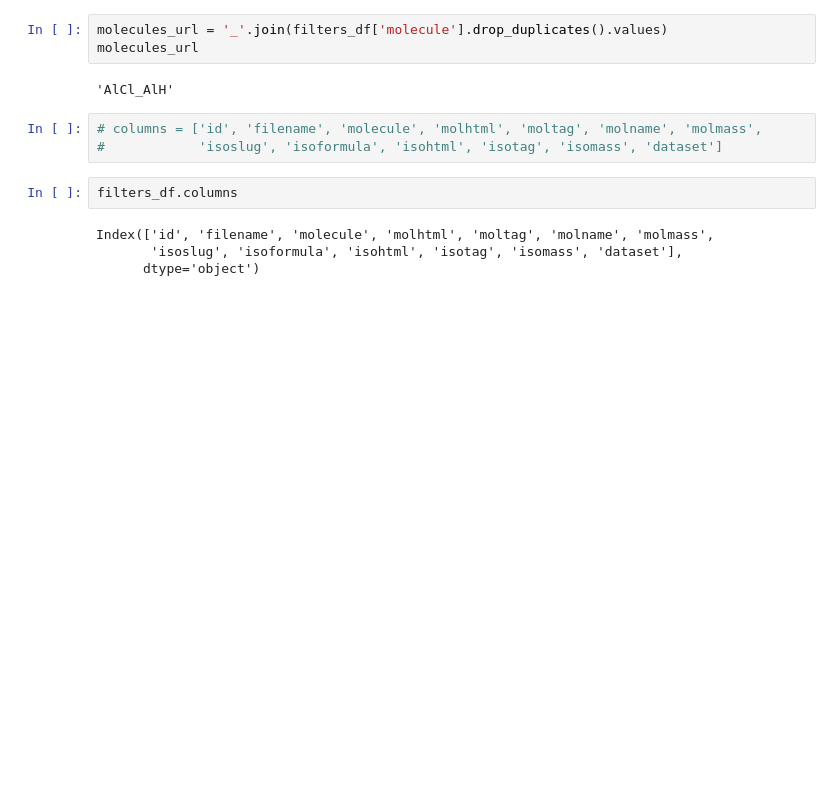
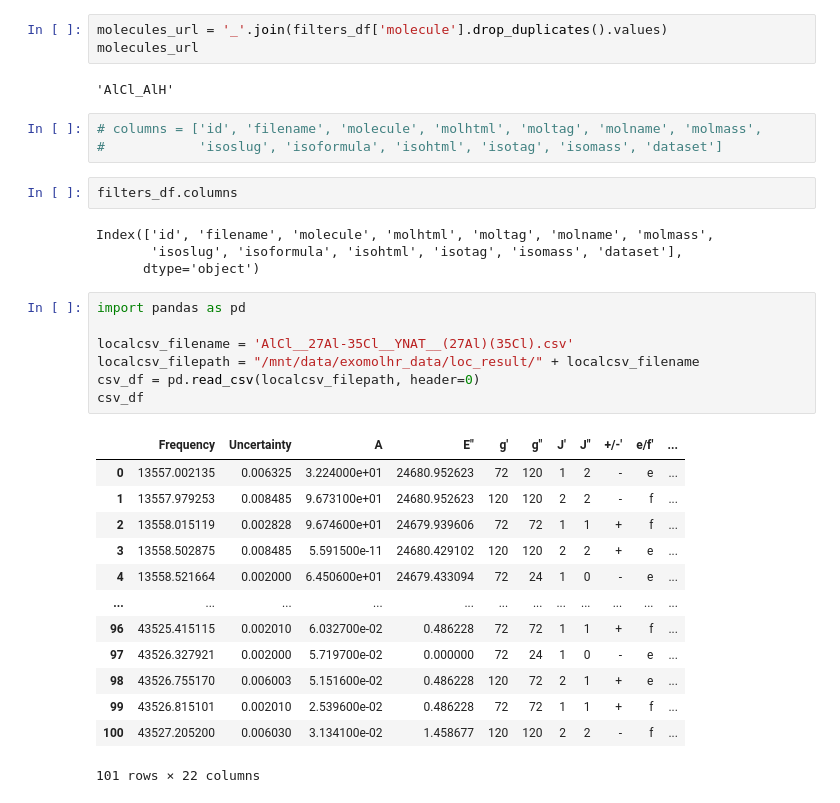
Before and after one commit to Beryl-Jingxin/ExoMolHR-web, a Jupyter notebook: res/test.ipynb, the cells around one changed output. Cells and saved outputs as stored; diff of their text form; blank space fills up the shorter version.

```diff
--- a/res/test.ipynb
+++ b/res/test.ipynb
@@ -431,3 +423,24 @@ filters_df.columns
 Index(['id', 'filename', 'molecule', 'molhtml', 'moltag', 'molname', 'molmass',
        'isoslug', 'isoformula', 'isohtml', 'isotag', 'isomass', 'dataset'],
       dtype='object')
+# %%
+import pandas as pd
+
+localcsv_filename = 'AlCl__27Al-35Cl__YNAT__(27Al)(35Cl).csv'
+localcsv_filepath = "/mnt/data/exomolhr_data/loc_result/" + localcsv_filename
+csv_df = pd.read_csv(localcsv_filepath, header=0)
+csv_df
+# %% [output]
+|  | Frequency | Uncertainty | A | E" | g' | g" | J' | J" | +/-' | e/f' | ... |
+| 0 | 13557.002135 | 0.006325 | 3.224000e+01 | 24680.952623 | 72 | 120 | 1 | 2 | - | e | ... |
+| 1 | 13557.979253 | 0.008485 | 9.673100e+01 | 24680.952623 | 120 | 120 | 2 | 2 | - | f | ... |
+| 2 | 13558.015119 | 0.002828 | 9.674600e+01 | 24679.939606 | 72 | 72 | 1 | 1 | + | f | ... |
+| 3 | 13558.502875 | 0.008485 | 5.591500e-11 | 24680.429102 | 120 | 120 | 2 | 2 | + | e | ... |
+| 4 | 13558.521664 | 0.002000 | 6.450600e+01 | 24679.433094 | 72 | 24 | 1 | 0 | - | e | ... |
+| ... | ... | ... | ... | ... | ... | ... | ... | ... | ... | ... | ... |
+| 96 | 43525.415115 | 0.002010 | 6.032700e-02 | 0.486228 | 72 | 72 | 1 | 1 | + | f | ... |
+| 97 | 43526.327921 | 0.002000 | 5.719700e-02 | 0.000000 | 72 | 24 | 1 | 0 | - | e | ... |
+| 98 | 43526.755170 | 0.006003 | 5.151600e-02 | 0.486228 | 120 | 72 | 2 | 1 | + | e | ... |
+| 99 | 43526.815101 | 0.002010 | 2.539600e-02 | 0.486228 | 72 | 72 | 1 | 1 | + | f | ... |
+| 100 | 43527.205200 | 0.006030 | 3.134100e-02 | 1.458677 | 120 | 120 | 2 | 2 | - | f | ... |
+101 rows × 22 columns
```
Also changed, not shown: parts of 18 cells of this notebook, 2 other files.
